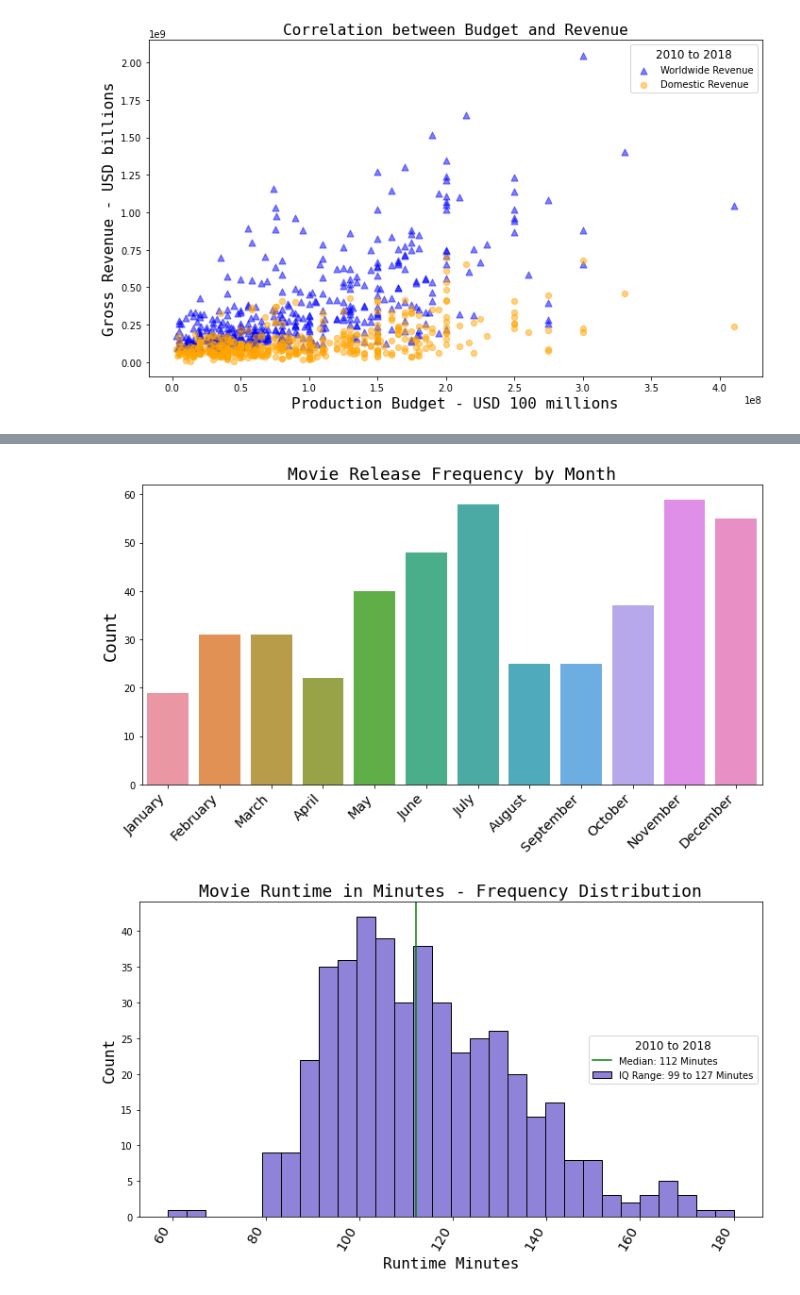
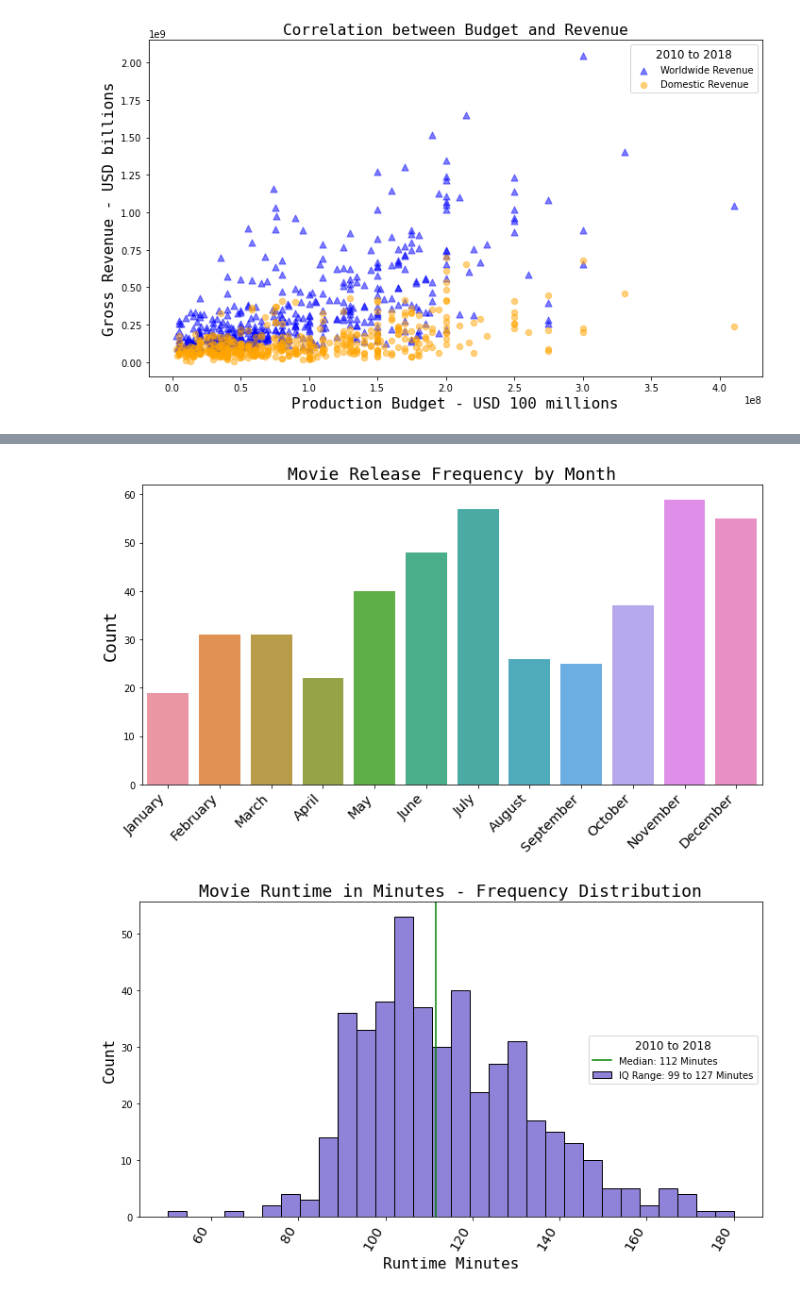
Before and after one commit to JM-Hansen/dsc-phase-1-project-v2-4, a Jupyter notebook: Microsoft_Movie_Analysis.ipynb, the cells around one changed output, grey strips where cells are left out. Saved outputs shown, nothing was run; the diff lists cells and outputs as text; code cells hidden in the pictures.

Commit message:
update to data analysis section

```diff
--- a/Microsoft_Movie_Analysis.ipynb
+++ b/Microsoft_Movie_Analysis.ipynb
@@ -1131,7 +1281,7 @@ plt.savefig('images/median_budget_cost.png')
 # Show most common months for movie release.
 
 plt.figure(figsize=(10,6))
-sns.countplot(x ='month_released', data = super_df, order = ['January', 'February',
+sns.countplot(x ='month_released', data = top_df, order = ['January', 'February',
                                                             'March', 'April', 'May',
                                                             'June', 'July', 'August',
                                                             'September', 'October',
@@ -1156,42 +1306,42 @@ plt.tight_layout();
 
 plt.savefig('images/movie_month.png')
 # %% [output]
-[figure, old version]
+[figure, new version]
 # %%
 # Create one more visualization for runtime minutes
 plt.figure(figsize=(10,6))
 
-sns.histplot(x ='runtime_minutes', data = super_df, bins = 30, color = 'slateblue')
+sns.histplot(x ='runtime_minutes', data = top_df, bins = 30, color = 'slateblue')
 
 plt.xticks(
     rotation=60,
     horizontalalignment='right',
     fontweight='light',
     fontsize='x-large'
 )
 
 # Display median vertical line
 
-plt.axvline(x=super_df.runtime_minutes.median(),
+plt.axvline(x=top_df.runtime_minutes.median(),
             color='green')
 
 # Label the axes
 
 plt.xlabel('Runtime Minutes', size=16, family='monospace', weight=500)
 plt.ylabel('Count', size=16, family='monospace')
 plt.title('Movie Runtime in Minutes - Frequency Distribution', size=18,
           family='monospace', weight=500)
 
 # Add detail
 
 plt.legend(['Median: 112 Minutes', 'IQ Range: 99 to 127 Minutes'], title = '2010 to 2018',
           title_fontsize = "12",loc='center right')
 
 plt.tight_layout();
 
 # Save Fig
 
 plt.savefig('images/movie_minutes.png')
 # %% [output]
-[figure, old version]
+[figure, new version]
 # %% [markdown]
```
Also changed, not shown: parts of 44 cells of this notebook, 4 other files.
